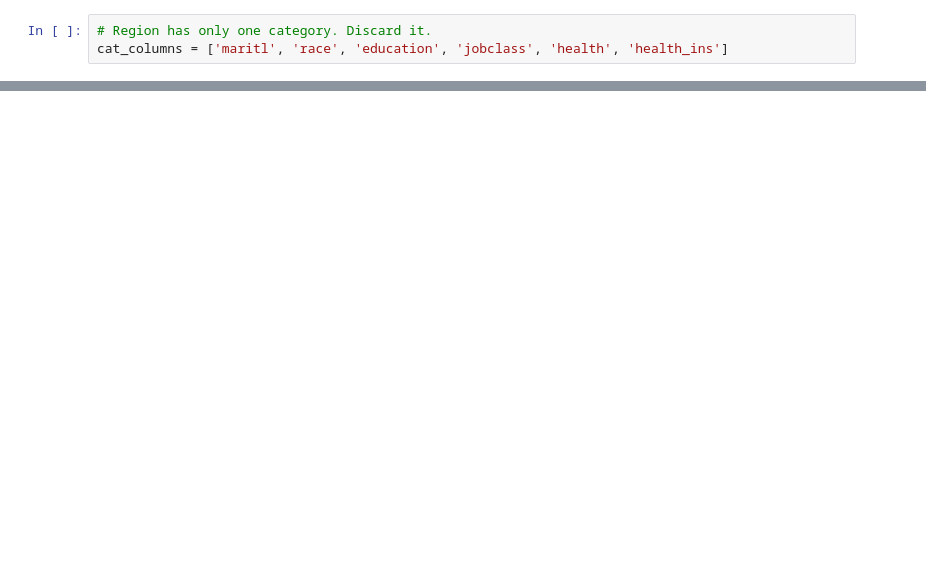
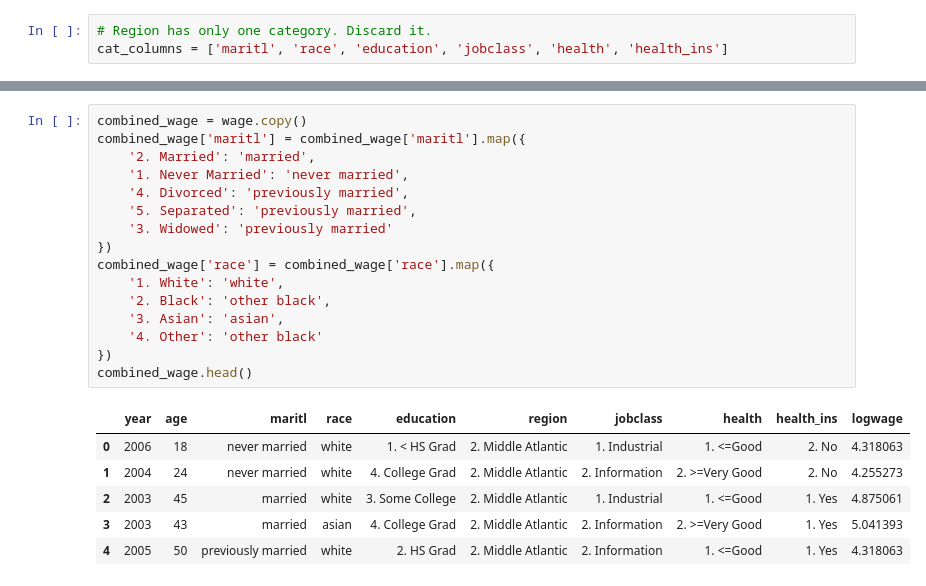
Before and after one commit to deusdevok/ISLP_Python, a Jupyter notebook: Chapter 7/Exercise7.ipynb, the cells around one changed output, grey strips where cells are left out. Cells and saved outputs as stored; diff of their text form; blank space fills up the shorter version.

```diff
--- a/Chapter 7/Exercise7.ipynb
+++ b/Chapter 7/Exercise7.ipynb
@@ -47,0 +74,23 @@ fig.subplots_adjust(hspace=.2)
+# %%
+combined_wage = wage.copy()
+combined_wage['maritl'] = combined_wage['maritl'].map({
+    '2. Married': 'married',
+    '1. Never Married': 'never married',
+    '4. Divorced': 'previously married',
+    '5. Separated': 'previously married',
+    '3. Widowed': 'previously married'
+})
+combined_wage['race'] = combined_wage['race'].map({
+    '1. White': 'white',
+    '2. Black': 'other black',
+    '3. Asian': 'asian',
+    '4. Other': 'other black'
+})
+combined_wage.head()
+# %% [output]
+|  | year | age | maritl | race | education | region | jobclass | health | health_ins | logwage |
+| 0 | 2006 | 18 | never married | white | 1. < HS Grad | 2. Middle Atlantic | 1. Industrial | 1. <=Good | 2. No | 4.318063 |
+| 1 | 2004 | 24 | never married | white | 4. College Grad | 2. Middle Atlantic | 2. Information | 2. >=Very Good | 2. No | 4.255273 |
+| 2 | 2003 | 45 | married | white | 3. Some College | 2. Middle Atlantic | 1. Industrial | 1. <=Good | 1. Yes | 4.875061 |
+| 3 | 2003 | 43 | married | asian | 4. College Grad | 2. Middle Atlantic | 2. Information | 2. >=Very Good | 1. Yes | 5.041393 |
+| 4 | 2005 | 50 | previously married | white | 2. HS Grad | 2. Middle Atlantic | 2. Information | 1. <=Good | 1. Yes | 4.318063 |
```
Also changed, not shown: parts of 8 cells of this notebook, 1 other file.
